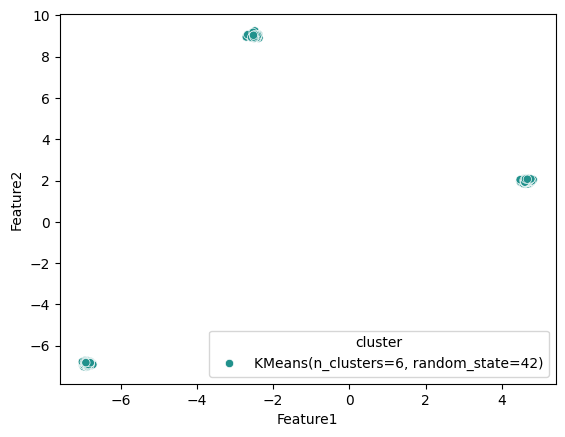
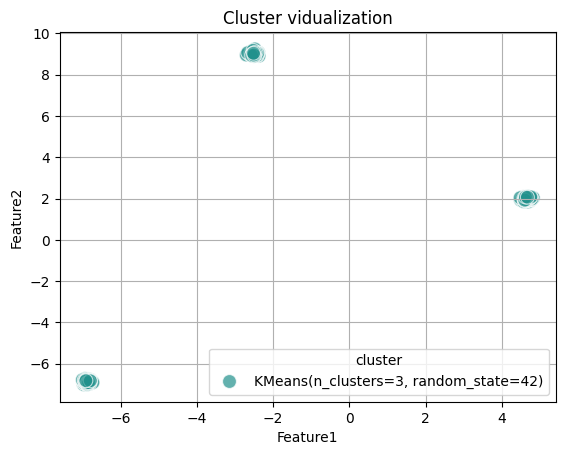
Code edit (unified diff) that turned the first committed figure into the second:
--- before
+++ after
@@ -1 +1,4 @@
-sns.scatterplot(x=df['Feature1'] , y=df['Feature2'] , hue=df['cluster'], palette='viridis' )
+sns.scatterplot(x=df['Feature1'] , y=df['Feature2'] , hue=df['cluster'], palette='viridis',s=100)
+plt.title("Cluster vidualization")
+plt.grid(True)
+plt.show()

Commit: model tuning